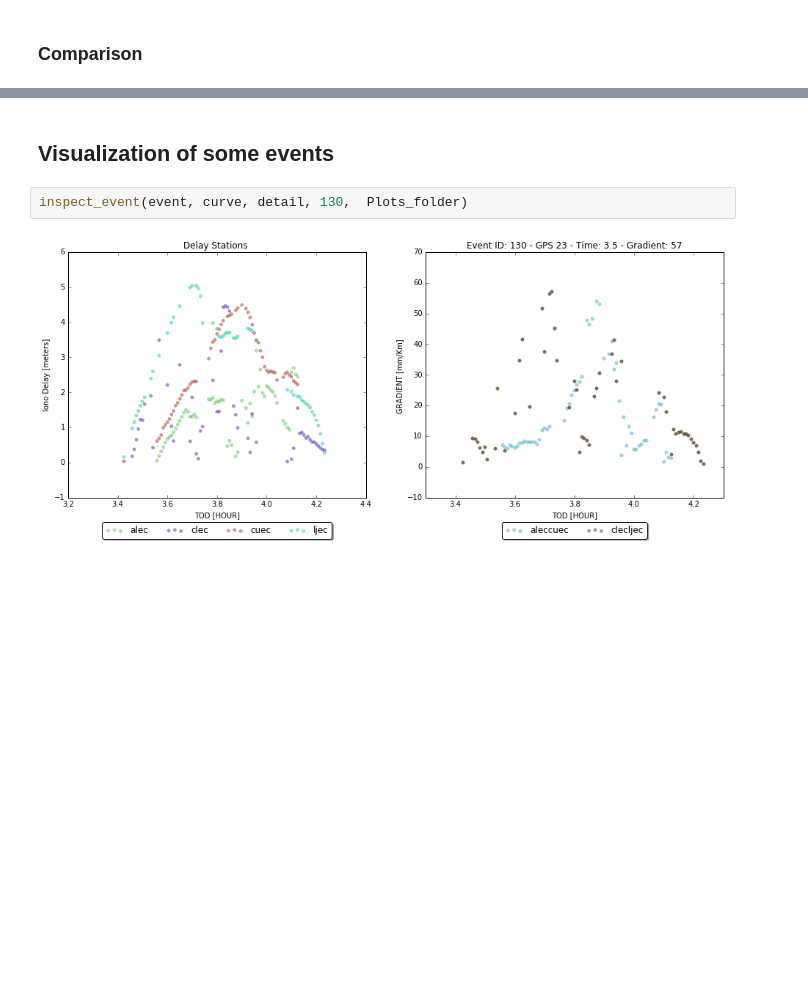
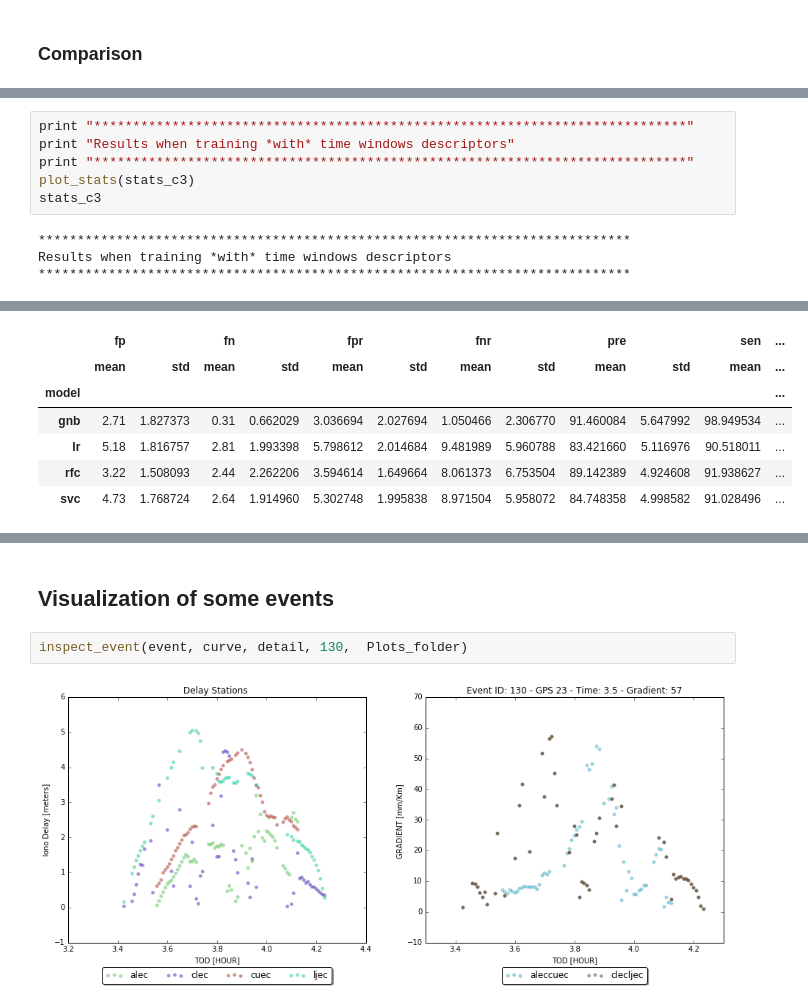
Before and after one commit to smsanchezn/forty_two, a Jupyter notebook: events_classification.ipynb, the cells around one changed output, grey strips where cells are left out. Cells and saved outputs as stored; diff of their text form; blank space fills up the shorter version.

```diff
--- a/events_classification.ipynb
+++ b/events_classification.ipynb
@@ -554,0 +566,10 @@ Results when training *with* time windows descriptors AND PCA transform
+# %%
+print "****************************************************************************"
+print "Results when training *with* time windows descriptors"
+print "****************************************************************************"
+plot_stats(stats_c3)
+stats_c3
+# %% [output]
+****************************************************************************
+Results when training *with* time windows descriptors
+****************************************************************************
@@ -554,0 +577,7 @@ Results when training *with* time windows descriptors AND PCA transform
+|  | fp |  | fn |  | fpr |  | fnr |  | pre |  | sen | ... |
+|  | mean | std | mean | std | mean | std | mean | std | mean | std | mean | ... |
+| model |  |  |  |  |  |  |  |  |  |  |  | ... |
+| gnb | 2.71 | 1.827373 | 0.31 | 0.662029 | 3.036694 | 2.027694 | 1.050466 | 2.306770 | 91.460084 | 5.647992 | 98.949534 | ... |
+| lr | 5.18 | 1.816757 | 2.81 | 1.993398 | 5.798612 | 2.014684 | 9.481989 | 5.960788 | 83.421660 | 5.116976 | 90.518011 | ... |
+| rfc | 3.22 | 1.508093 | 2.44 | 2.262206 | 3.594614 | 1.649664 | 8.061373 | 6.753504 | 89.142389 | 4.924608 | 91.938627 | ... |
+| svc | 4.73 | 1.768724 | 2.64 | 1.914960 | 5.302748 | 1.995838 | 8.971504 | 5.958072 | 84.748358 | 4.998582 | 91.028496 | ... |
```
Also changed, not shown: parts of 14 cells of this notebook.
